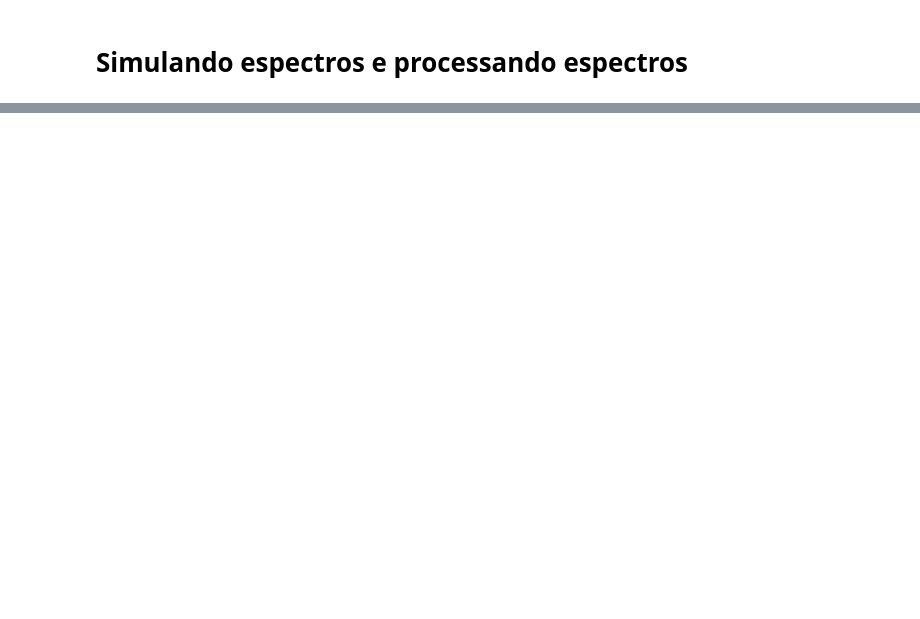
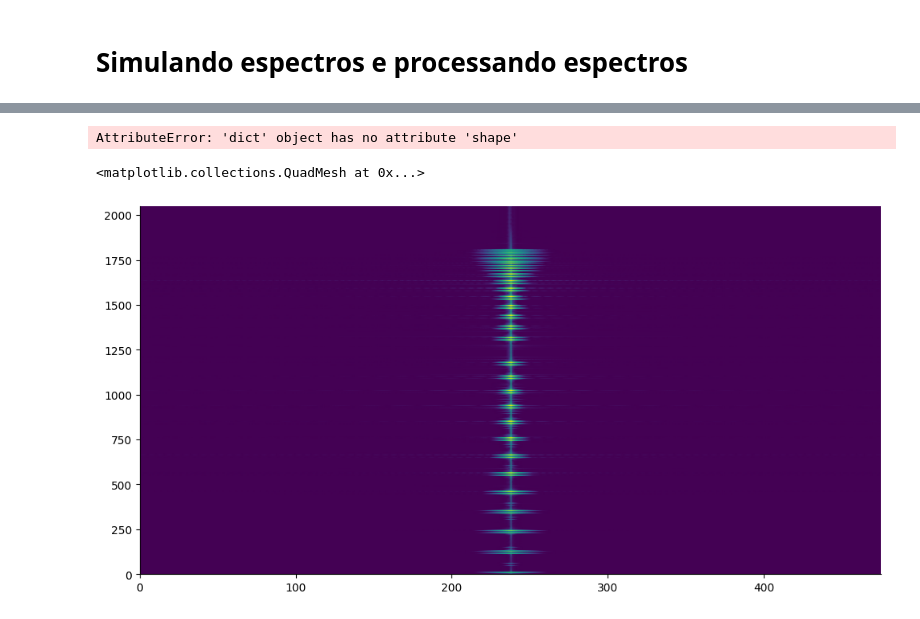
Before and after one commit to Alexandre-Esposte/LineProphet-Machine-Learning-for-Spectral-Attributes, a Jupyter notebook: nbs/for_images.ipynb, the cells around one changed output, grey strips where cells are left out. Drawn from its saved outputs; the diff is of its cells as text; code cells hidden in the pictures; blank space fills up the shorter version.

```diff
--- a/nbs/for_images.ipynb
+++ b/nbs/for_images.ipynb
@@ -74,0 +110,11 @@ result
+# %%
+spectrogram(s.spectra)
+# %% [output]
+AttributeError: 'dict' object has no attribute 'shape'
+# %%
+spec = np.load('../spectrograms/train/95_369.4063481437874_0.49621179131407506.npz')
+
+plt.pcolormesh(spec['a'], shading='gouraud', cmap='viridis')
+# %% [output]
+<matplotlib.collections.QuadMesh at 0x...>
+[figure, added]
```
Also changed, not shown: parts of 5 cells of this notebook, 17 other files.
